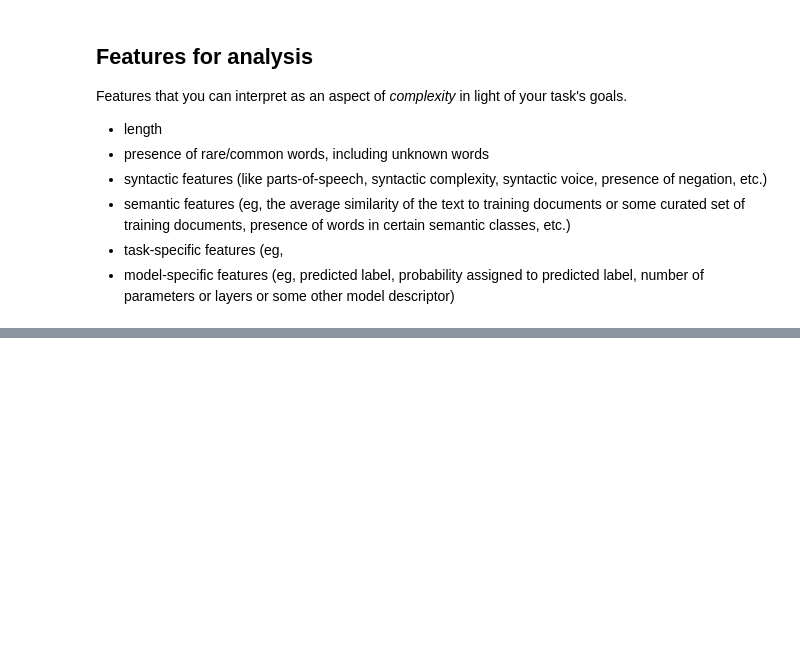
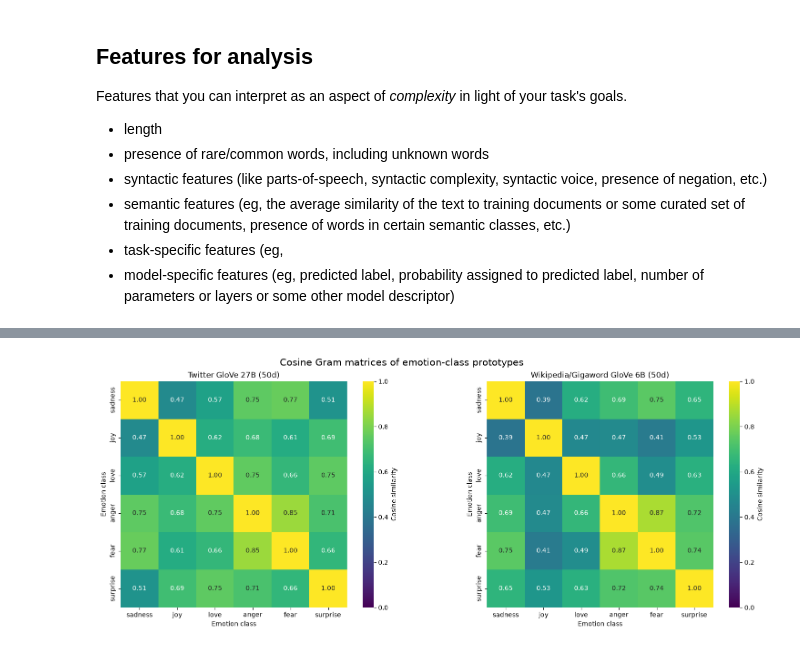
Before and after one commit to greg-delatolas/nlp-assignment-1, a Jupyter notebook: part2/project.ipynb, the cells around one changed output, grey strips where cells are left out. Saved outputs shown, nothing was run; the diff lists cells and outputs as text; code cells hidden in the pictures; blank space fills up the shorter version.

Commit message:
changes at project.ipynb implemeted 1,2,3 from get to work

```diff
--- a/part2/project.ipynb
+++ b/part2/project.ipynb
@@ -56,0 +529,12 @@ Features that you can interpret as an aspect of _complexity_ in light of your ta
+# %%
+# Top positive-weight words copied from the final analysis in Project 1.
+informative_words = {
+    "sadness": ["lethargic", "unwelcome", "troubled", "groggy", "melancholy"],
+    "joy": ["superior", "divine", "sincere", "valued", "convinced"],
+    "love": ["sympathetic", "nostalgic", "horny", "naughty", "fond"],
+    "anger": ["offended", "resentful", "irritable", "rushed", "dangerous"],
+    "fear": ["pressured", "shaken", "terrified", "vulnerable", "apprehensive"],
+    "surprise": ["curious", "impressed", "amazed", "dazed", "surprised"],
+}
+
+informative_words
@@ -56,0 +589,66 @@ Features that you can interpret as an aspect of _complexity_ in light of your ta
+# %%
+import seaborn as sns
+
+class_names = list(informative_words)
+common_words = set.intersection(
+    *(set(vectors) for vectors in selected_vectors_by_model.values())
+)
+
+words_used_by_class = {
+    class_name: [
+        word for word in informative_words[class_name]
+        if word in common_words
+    ]
+    for class_name in class_names
+}
+
+if any(not words for words in words_used_by_class.values()):
+    raise ValueError("At least one class has no words shared by both embedding models.")
+
+gram_matrices = {}
+class_prototypes = {}
+
+for model_name, vectors in selected_vectors_by_model.items():
+    prototypes = np.stack([
+        np.mean(
+            [vectors[word] for word in words_used_by_class[class_name]],
+            axis=0,
+        )
+        for class_name in class_names
+    ])
+    normalized_prototypes = prototypes / np.clip(
+        np.linalg.norm(prototypes, axis=1, keepdims=True), 1e-12, None
+    )
+    class_prototypes[model_name] = normalized_prototypes
+    gram_matrices[model_name] = normalized_prototypes @ normalized_prototypes.T
+
+display(pd.DataFrame(words_used_by_class).T.rename(columns=lambda i: f"word_{i + 1}"))
+
+fig, axes = plt.subplots(1, 2, figsize=(16, 6), constrained_layout=True)
+plot_titles = {
+    "glove_twitter": f"Twitter GloVe 27B ({shared_glove_dim}d)",
+    "glove_6B": f"Wikipedia/Gigaword GloVe 6B ({shared_glove_dim}d)",
+}
+
+for axis, model_name in zip(axes, embedding_candidates):
+    gram_df = pd.DataFrame(
+        gram_matrices[model_name], index=class_names, columns=class_names
+    )
+    sns.heatmap(
+        gram_df,
+        annot=True,
+        fmt=".2f",
+        cmap="viridis",
+        vmin=0,
+        vmax=1,
+        square=True,
+        ax=axis,
+        cbar_kws={"label": "Cosine similarity"},
+    )
+    axis.set_title(plot_titles.get(model_name, model_name))
+    axis.set_xlabel("Emotion class")
+    axis.set_ylabel("Emotion class")
+
+fig.suptitle("Cosine Gram matrices of emotion-class prototypes", fontsize=15)
+plt.show()
+# %% [output]
@@ -56,0 +662 @@ Features that you can interpret as an aspect of _complexity_ in light of your ta
+[figure, added]
```
Also changed, not shown: parts of 49 cells of this notebook, 2 other files.
